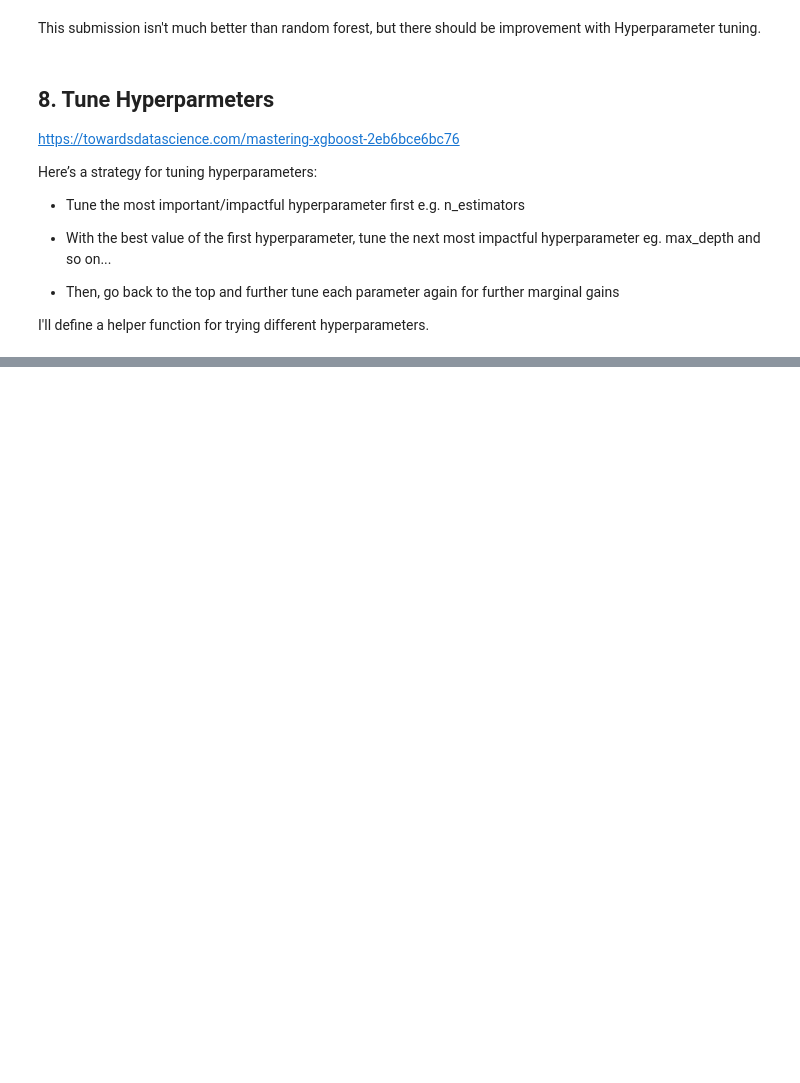
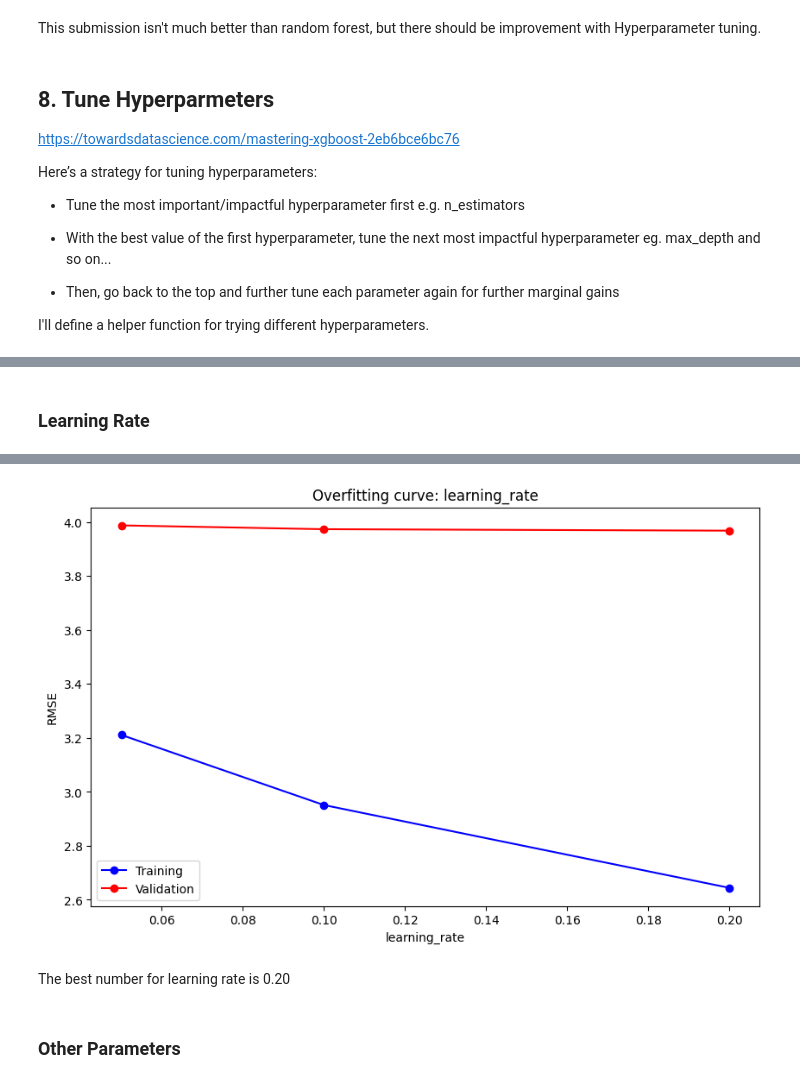
Before and after one commit to John-Fadipe/New_York_City_Taxi_Fare_Prediction, a Jupyter notebook: New York City Taxi Fare Prediction.ipynb, the cells around one changed output, grey strips where cells are left out. Drawn from its saved outputs; the diff is of its cells as text; code cells hidden in the pictures; blank space fills up the shorter version.

```diff
--- a/New York City Taxi Fare Prediction.ipynb
+++ b/New York City Taxi Fare Prediction.ipynb
@@ -1095,0 +1155,9 @@ I'll define a helper function for trying different hyperparameters.
+# %%
+best_parameters["max_depth"] = 7
+# %% [markdown]
+### Learning Rate
+# %%
+%%time
+
+test_parameters_and_plot(XGBRegressor, "learning_rate", [0.05, 0.1, 0.2], **best_parameters)
+# %% [output]
@@ -1095,0 +1166,3 @@ I'll define a helper function for trying different hyperparameters.
+[figure, added]
+# %% [markdown]
+The best number for learning rate is 0.20
@@ -1095,0 +1171,2 @@ I'll define a helper function for trying different hyperparameters.
+# %% [markdown]
+### Other Parameters
```
Also changed, not shown: parts of 26 cells of this notebook, 2 other files.
